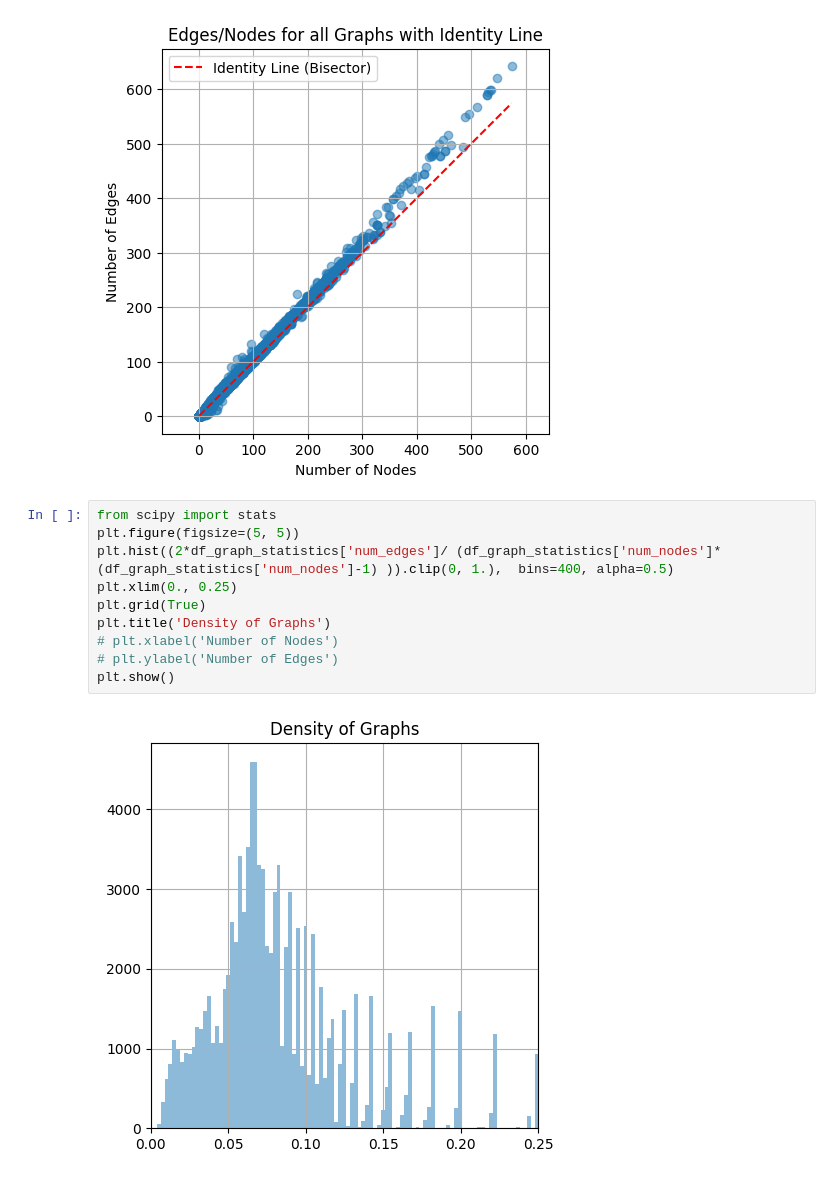
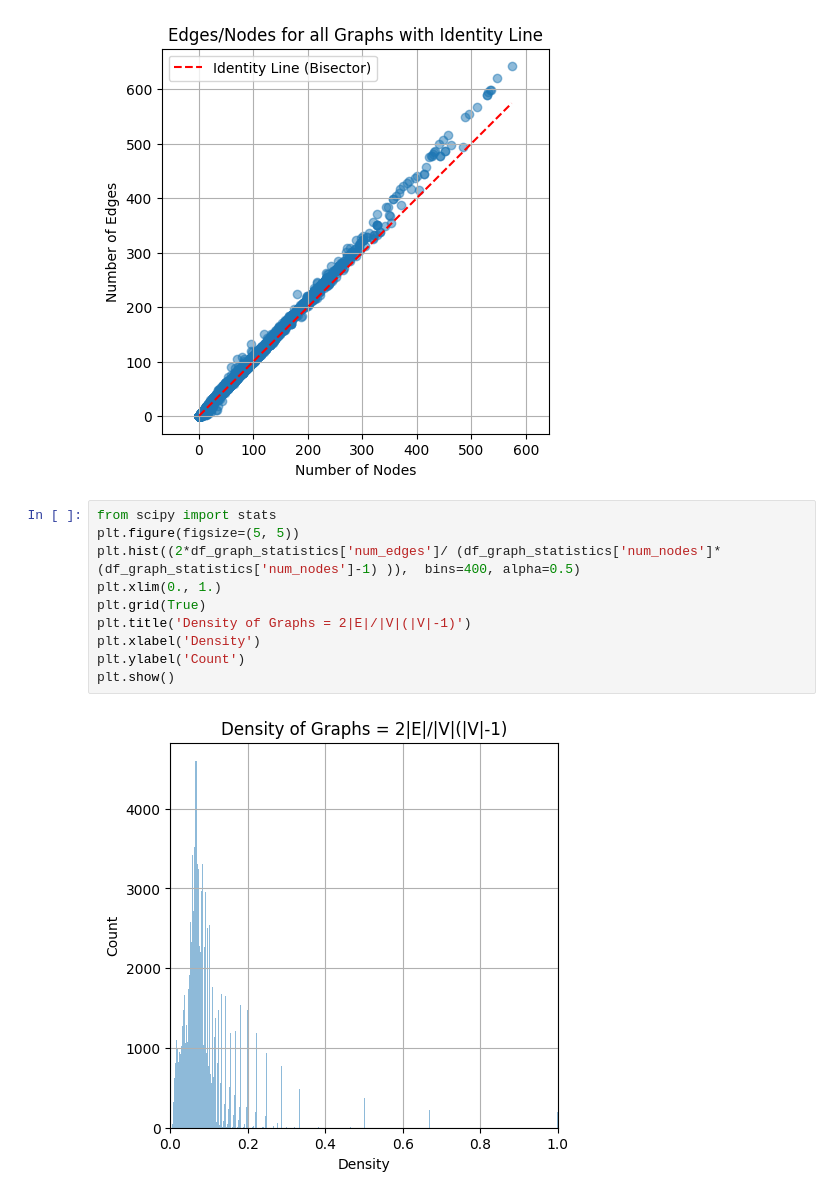
Before and after one commit to balthazarneveu/molecule-retrieval-using-nlp, a Jupyter notebook: dataset_exploration.ipynb, the cells around one changed output. Saved outputs shown, nothing was run; the diff lists cells and outputs as text.

```diff
--- a/dataset_exploration.ipynb
+++ b/dataset_exploration.ipynb
@@ -476,12 +471,12 @@ plt.show()
 # %%
 from scipy import stats
 plt.figure(figsize=(5, 5))
-plt.hist((2*df_graph_statistics['num_edges']/ (df_graph_statistics['num_nodes']*(df_graph_statistics['num_nodes']-1) )).clip(0, 1.),  bins=400, alpha=0.5)
-plt.xlim(0., 0.25)
+plt.hist((2*df_graph_statistics['num_edges']/ (df_graph_statistics['num_nodes']*(df_graph_statistics['num_nodes']-1) )),  bins=400, alpha=0.5)
+plt.xlim(0., 1.)
 plt.grid(True)
-plt.title('Density of Graphs')
-# plt.xlabel('Number of Nodes')
-# plt.ylabel('Number of Edges')
+plt.title('Density of Graphs = 2|E|/|V|(|V|-1)')
+plt.xlabel('Density')
+plt.ylabel('Count')
 plt.show()
 # %% [output]
-[figure, old version]
+[figure, new version]
```
Also changed, not shown: parts of 15 cells of this notebook, 1 other file.
